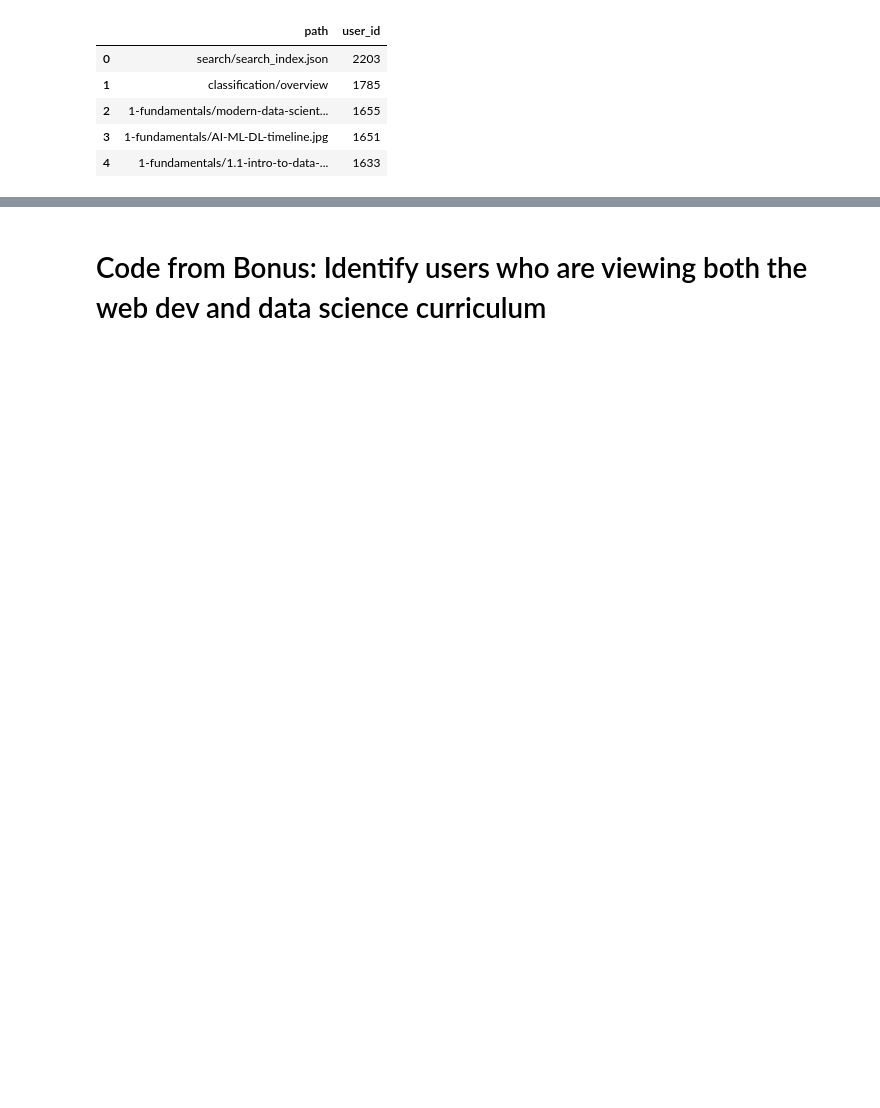
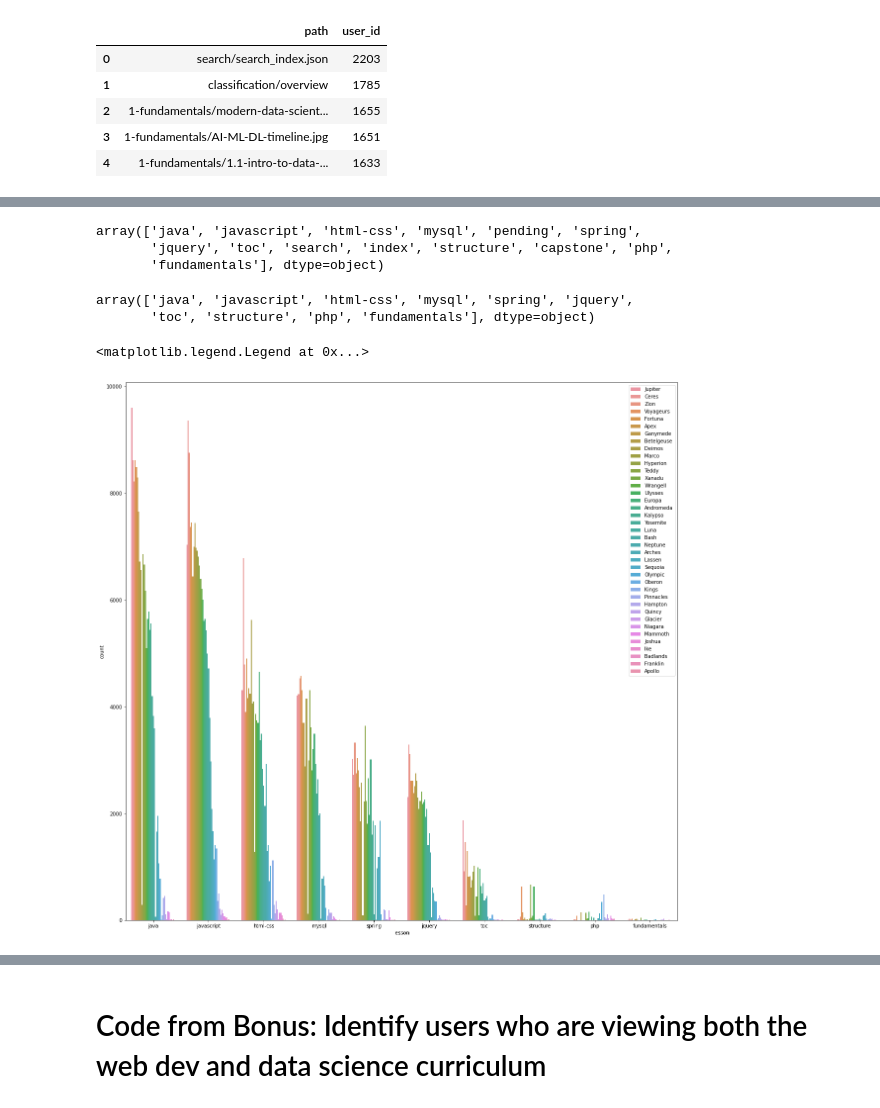
Before and after one commit to daniel-kaniela/anomoly_detection_project, a Jupyter notebook: kan_anomaly_detection_working_copy.ipynb, the cells around one changed output, grey strips where cells are left out. Saved outputs shown, nothing was run; the diff lists cells and outputs as text; code cells hidden in the pictures; blank space fills up the shorter version.

```diff
--- a/kan_anomaly_detection_working_copy.ipynb
+++ b/kan_anomaly_detection_working_copy.ipynb
@@ -349,0 +483,4 @@ df_webdev.groupby('lesson')[['user_id']].agg('count').sort_values(by='user_id',
+# %%
+# groupby lesson, then groupby cohort, count user_id
+webdev_lessons = df_webdev.groupby(['lesson','name'])[['user_id']].agg('count').sort_values(['user_id'], ascending=False).reset_index()
+webdev_lessons.head(20)
@@ -349,0 +505,22 @@ df_webdev.groupby('lesson')[['user_id']].agg('count').sort_values(by='user_id',
+# %%
+webdev_lessons = webdev_lessons.rename(columns={'user_id':'count'})
+webdev_lessons['cohort_lesson'] = webdev_lessons.name + '_' + webdev_lessons.lesson
+webdev_lessons
+# %% [output]
+array(['java', 'javascript', 'html-css', 'mysql', 'pending', 'spring',
+       'jquery', 'toc', 'search', 'index', 'structure', 'capstone', 'php',
+       'fundamentals'], dtype=object)
+# %%
+# remove lesson: pending, index, search, capstone
+webdev_lessons = webdev_lessons[(webdev_lessons.lesson!='search') & (webdev_lessons.lesson!='index') & (webdev_lessons.lesson!='capstone') & (webdev_lessons.lesson!='pending')]
+webdev_lessons.lesson.unique()
+# %% [output]
+array(['java', 'javascript', 'html-css', 'mysql', 'spring', 'jquery',
+       'toc', 'structure', 'php', 'fundamentals'], dtype=object)
+# %%
+plt.figure(figsize=(20, 20))
+sns.barplot(data=webdev_lessons, x='lesson', y='count', hue='name')
+plt.legend(loc=1)
+# %% [output]
+<matplotlib.legend.Legend at 0x...>
+[figure, added]
```
Also changed, not shown: parts of 51 cells of this notebook.
